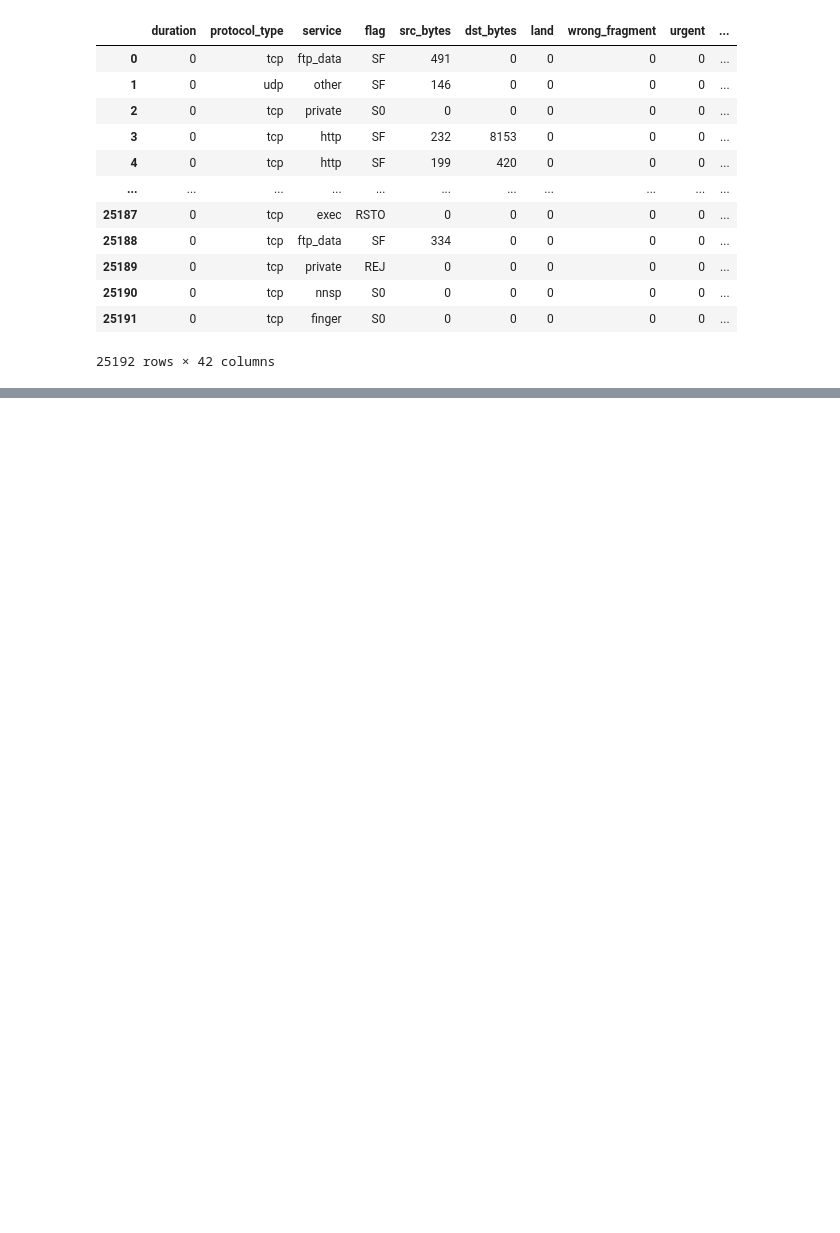
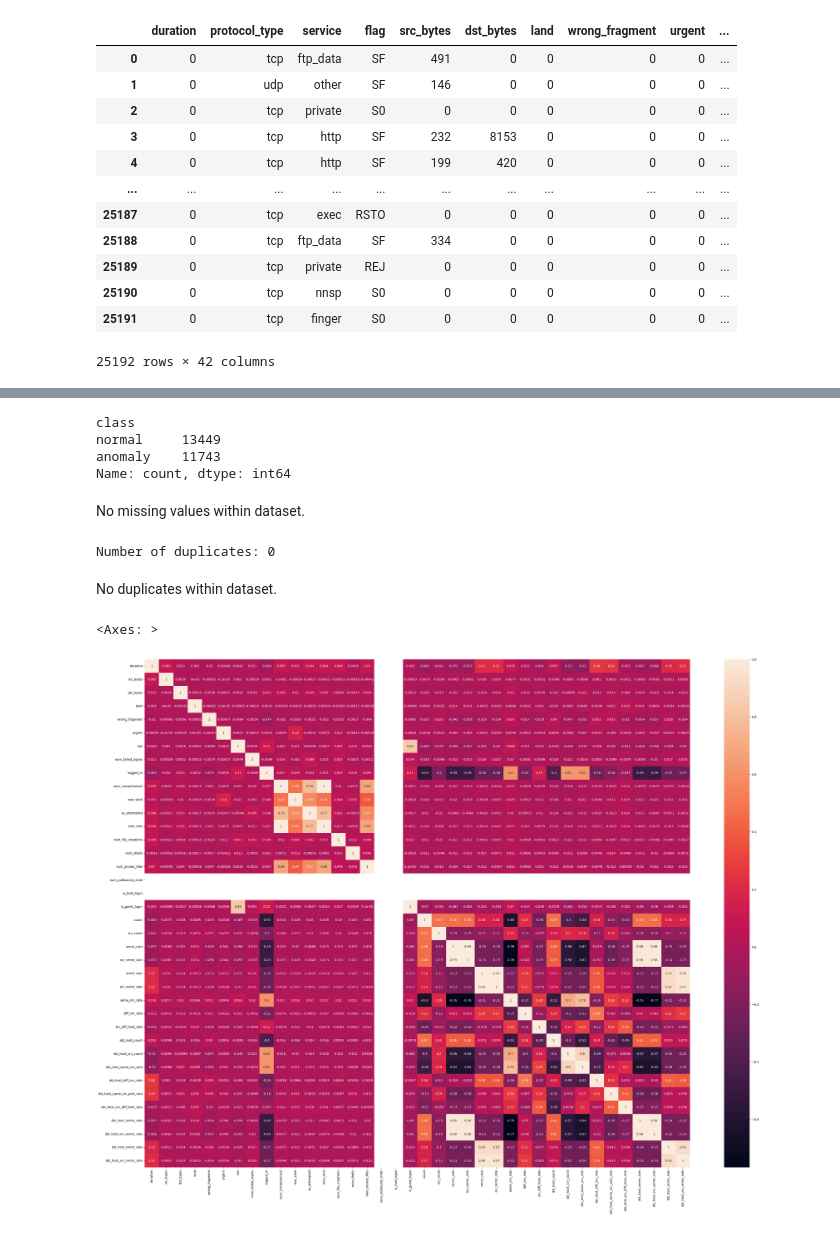
Before and after one commit to BelierJavier/Vigil, a Jupyter notebook: ids_model.ipynb, the cells around one changed output, grey strips where cells are left out. Saved outputs shown, nothing was run; the diff lists cells and outputs as text; code cells hidden in the pictures; blank space fills up the shorter version.

```diff
--- a/ids_model.ipynb
+++ b/ids_model.ipynb
@@ -27,0 +80,7 @@ train_df
+# %%
+train_df['class'].value_counts()
+# %% [output]
+class
+normal     13449
+anomaly    11743
+Name: count, dtype: int64
@@ -27,0 +94,14 @@ train_df
+# %% [markdown]
+No missing values within dataset.
+# %%
+print(f"Number of duplicates: {train_df.duplicated().sum()}")
+# %% [output]
+Number of duplicates: 0
+# %% [markdown]
+No duplicates within dataset.
+# %%
+plt.figure(figsize=(40,30))
+sb.heatmap(train_df.corr(numeric_only=True), annot=True)
+# %% [output]
+<Axes: >
+[figure, added]
```
Also changed, not shown: parts of 12 cells of this notebook.
